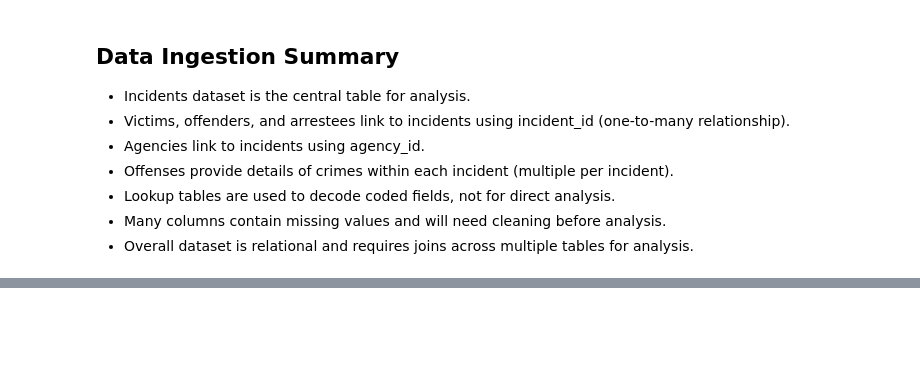
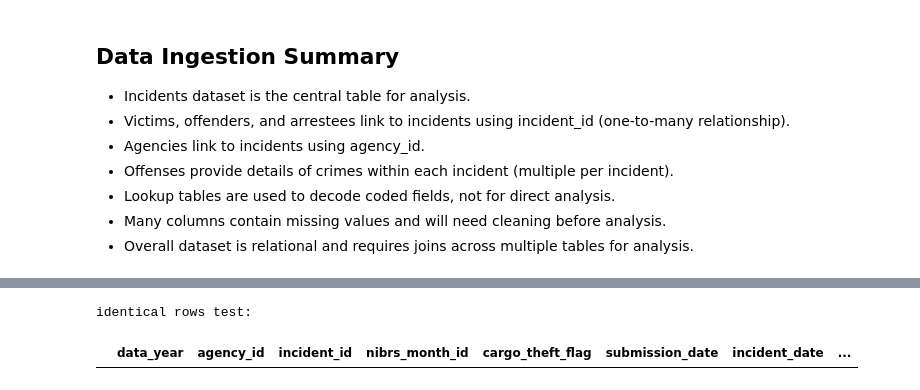
Before and after one commit to diana-angeline33/fbi-crime-analysis, a Jupyter notebook: notebooks/crime_analysis.ipynb, the cells around one changed output, grey strips where cells are left out. Drawn from its saved outputs; the diff is of its cells as text; code cells hidden in the pictures; blank space fills up the shorter version.

```diff
--- a/notebooks/crime_analysis.ipynb
+++ b/notebooks/crime_analysis.ipynb
@@ -773,0 +834,6 @@ Shape: (30, 3)
+# %%
+print("\n\nidentical rows test: ")
+incidents[incidents["incident_id"].duplicated(keep=False)]
+# %% [output]
+identical rows test:
+|  | data_year | agency_id | incident_id | nibrs_month_id | cargo_theft_flag | submission_date | incident_date | ... |
```
Also changed, not shown: parts of 9 cells of this notebook.
